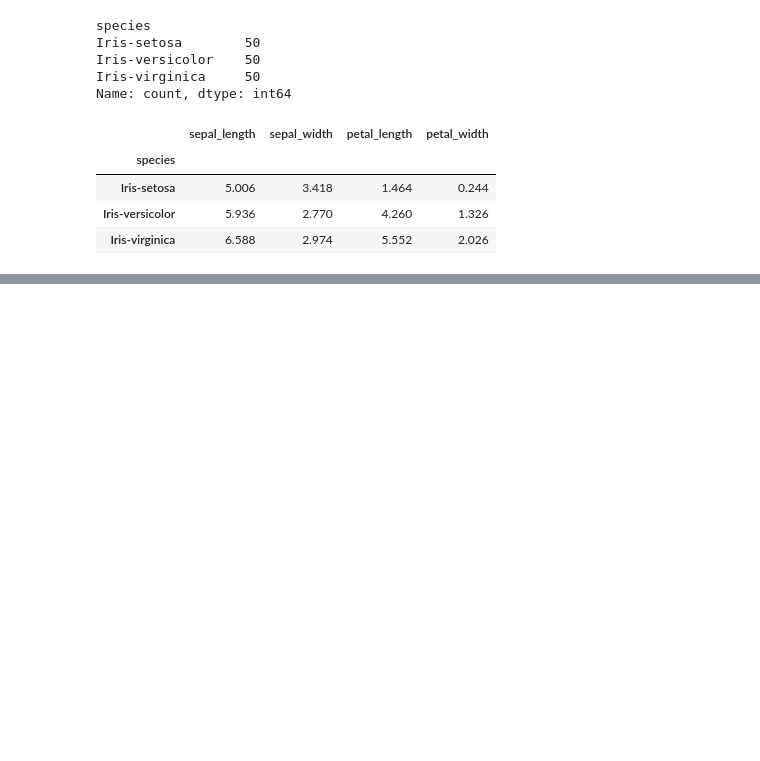
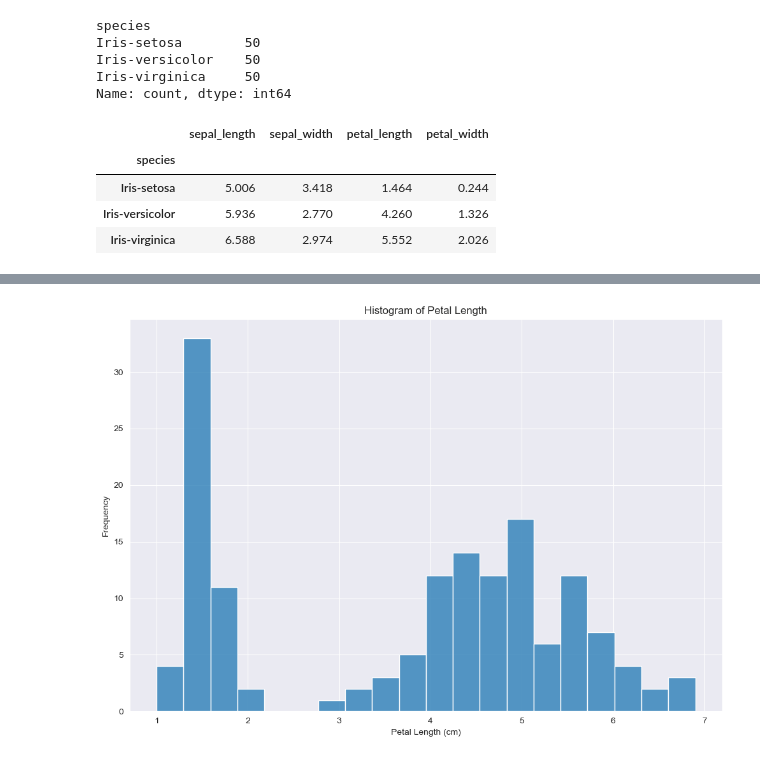
Before and after one commit to Cking313/pands-project, a Jupyter notebook: project.ipynb, the cells around one changed output, grey strips where cells are left out. Saved outputs shown, nothing was run; the diff lists cells and outputs as text; code cells hidden in the pictures; blank space fills up the shorter version.

```diff
--- a/project.ipynb
+++ b/project.ipynb
@@ -67,0 +109,11 @@ plt.show()
+# %%
+sns.set_style(style='darkgrid')
+plt.figure(figsize=(12,8))
+sns.histplot(iris['petal_length'], bins=20)
+plt.title(f'Histogram of Petal Length')
+plt.xlabel('Petal Length (cm)')
+plt.ylabel('Frequency')
+plt.savefig(chart_folder/'petal_length_histogram.png')
+plt.show()
+# %% [output]
+[figure, added]
```
Also changed, not shown: parts of 4 cells of this notebook, 3 other files.
